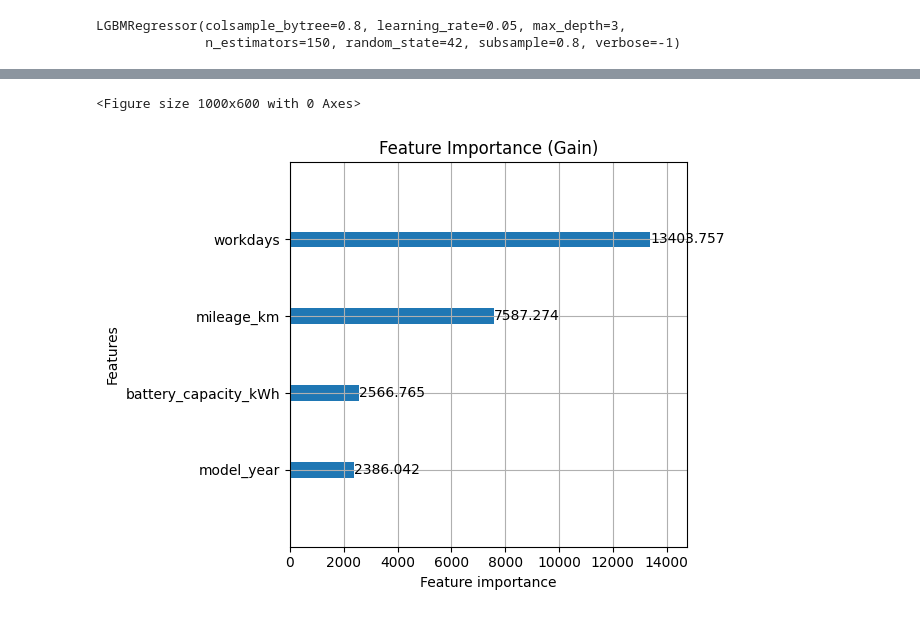
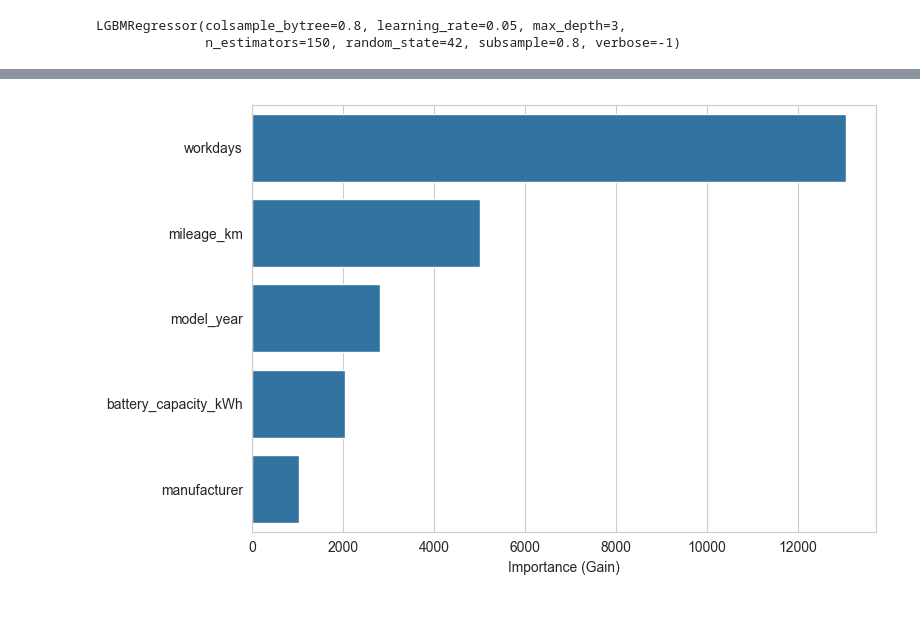
Before and after one commit to HesamVahib/EV_Battery_Data_Kamux, a Jupyter notebook: soh_analysis.ipynb, the cells around one changed output, grey strips where cells are left out. Cells and saved outputs as stored; diff of their text form; code cells hidden in the pictures.

```diff
--- a/soh_analysis.ipynb
+++ b/soh_analysis.ipynb
@@ -54,6 +54,11 @@ df_analysis.head(5)
 | 2 | Citroen | Citroen C4 | 50.0 | 2022 | 1186 | 35000 | 94.0 |
 | 3 | Kia | Kia EV9 | 99.8 | 2024 | 514 | 38000 | 98.8 |
 | 4 | Mercedes-Benz | Mercedes-Benz EQV | 100.0 | 2022 | 1349 | 87000 | 97.3 |
+# %%
+# Cleaning SoH values
+
+df_analysis = df_analysis[df_analysis["soh"] <= 100]
+df_analysis = df_analysis[df_analysis["soh"] >= 0]
 # %%
 df_analysis = df_analysis.copy()
 degradation = 100 - df_analysis["soh"]
@@ -148,12 +285,12 @@ plt.tight_layout()
 import lightgbm as lgb
 from sklearn.model_selection import train_test_split
 
-df_analysis["manufacturer_and_model"] = (
-    df_analysis["manufacturer_and_model"].astype("category")
+df_analysis["manufacturer"] = (
+    df_analysis["manufacturer"].astype("category")
 )
 
 X = df_analysis[[
-    "manufacturer_and_model",
+    "manufacturer",
     "battery_capacity_kWh",
     "model_year",
     "workdays",
@@ -162,8 +299,8 @@ X = df_analysis[[
 
 y = df_analysis["soh"]
 
-df_analysis["manufacturer_and_model"] = df_analysis["manufacturer_and_model"].astype("category")
-cat_features = ["manufacturer_and_model"]
+df_analysis["manufacturer"] = df_analysis["manufacturer"].astype("category")
+cat_features = ["manufacturer"]
 
 X_train, X_test, y_train, y_test = train_test_split(X, y, test_size=0.2, random_state=42)
 
@@ -212,13 +349,32 @@ CV MAE: 1.5826104966853034
 # %%
 # Plot feature importance
-plt.figure(figsize=(10, 6))
-lgb.plot_importance(model, max_num_features=10, importance_type='gain')
-plt.title("Feature Importance (Gain)")
+# Extract importance manually
+importance_df = pd.DataFrame({
+    "feature": model.feature_name_,
+    "importance": model.booster_.feature_importance(importance_type="gain")
+})
+
+# Sort
+importance_df = importance_df.sort_values("importance", ascending=False)
+
+# Style
+sns.set_style("whitegrid")
+plt.figure(figsize=(8,5))
+
+sns.barplot(
+    data=importance_df,
+    x="importance",
+    y="feature"
+)
+
+# plt.title("Feature Importance (Gain)", fontsize=13)
+plt.xlabel("Importance (Gain)")
+plt.ylabel("")
+
 plt.tight_layout()
 plt.show()
 # %% [output]
-<Figure size 1000x600 with 0 Axes>
-[figure, old version]
+[figure, new version]
 # %%
 import shap
 
```
Also changed, not shown: parts of 9 cells of this notebook, 3 other files.
